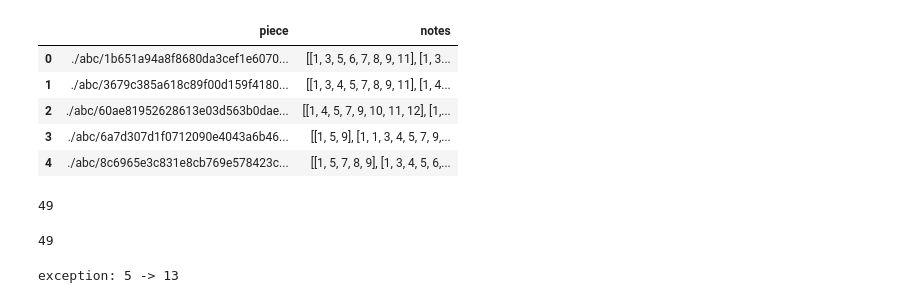
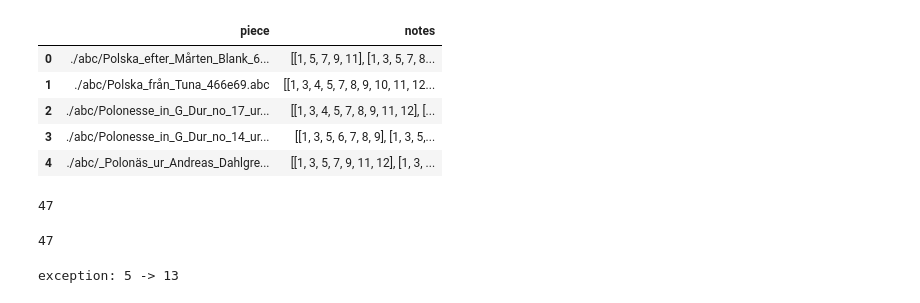
Before and after one commit to zwierski/dh-401-rhythm-generation-group-2, a Jupyter notebook: markov_generation.ipynb, the cells around one changed output. Saved outputs shown, nothing was run; the diff lists cells and outputs as text; code cells hidden in the pictures.

```diff
--- a/markov_generation.ipynb
+++ b/markov_generation.ipynb
@@ -5,15 +5,15 @@ import music21
 
 np.random.seed(401)
 # %%
-data = pd.read_csv('data_mapped.csv')
+data = pd.read_csv('train.csv')
 data.head()
 # %% [output]
 |  | piece | notes |
-| 0 | ./abc/1b651a94a8f8680da3cef1e6070... | [[1, 3, 5, 6, 7, 8, 9, 11], [1, 3... |
-| 1 | ./abc/3679c385a618c89f00d159f4180... | [[1, 3, 4, 5, 7, 8, 9, 11], [1, 4... |
-| 2 | ./abc/60ae81952628613e03d563b0dae... | [[1, 4, 5, 7, 9, 10, 11, 12], [1,... |
-| 3 | ./abc/6a7d307d1f0712090e4043a6b46... | [[1, 5, 9], [1, 1, 3, 4, 5, 7, 9,... |
-| 4 | ./abc/8c6965e3c831e8cb769e578423c... | [[1, 5, 7, 8, 9], [1, 3, 4, 5, 6,... |
+| 0 | ./abc/Polska_efter_Mårten_Blank_6... | [[1, 5, 7, 9, 11], [1, 3, 5, 7, 8... |
+| 1 | ./abc/Polska_från_Tuna_466e69.abc | [[1, 3, 4, 5, 7, 8, 9, 10, 11, 12... |
+| 2 | ./abc/Polonesse_in_G_Dur_no_17_ur... | [[1, 3, 4, 5, 7, 8, 9, 11, 12], [... |
+| 3 | ./abc/Polonesse_in_G_Dur_no_14_ur... | [[1, 3, 5, 6, 7, 8, 9], [1, 3, 5,... |
+| 4 | ./abc/_Polonäs_ur_Andreas_Dahlgre... | [[1, 3, 5, 7, 9, 11, 12], [1, 3, ... |
 # %%
 import ast
 # change the note column to list
@@ -37,7 +37,7 @@ for i in range(len(data)):
 bigram_freq = dict(Counter(bigram))
 print(len(bigram_freq))
 # %% [output]
-49
+47
 # %%
 # remove the identical bigram
 for key in bigram_freq:
@@ -45,7 +45,7 @@ for key in bigram_freq:
         key = (0,0)
 print(len(bigram_freq))
 # %% [output]
-49
+47
 # %%
 import seaborn as sns
 import matplotlib.pyplot as plt
```
Also changed, not shown: parts of 4 cells of this notebook, 3 other files.
